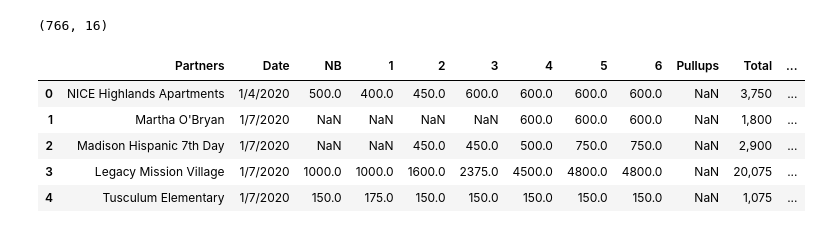
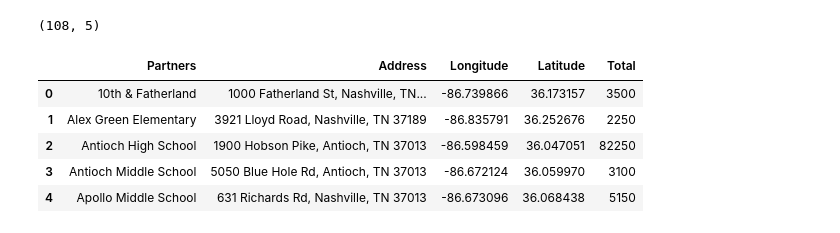
Before and after one commit to paulballenger/nashville_diaper_connection, a Jupyter notebook: notebooks/ndc_map.ipynb, the cells around one changed output. Cells and saved outputs as stored; diff of their text form; code cells hidden in the pictures.

```diff
--- a/notebooks/ndc_map.ipynb
+++ b/notebooks/ndc_map.ipynb
@@ -5,14 +10,14 @@ import matplotlib.pyplot as plt
 %matplotlib inline
 # %%
 #import NDC deliveries csv
-deliveries = pd.read_csv('../data/Nash Diaper Stastistics - 2020 Deliveries.csv')
-print(deliveries.shape)
-deliveries.head()
+ndc_partner_del = pd.read_csv('../data/ndc_deliveries.csv')
+print(ndc_partner_del.shape)
+ndc_partner_del.head()
 # %% [output]
-(766, 16)
+(108, 5)
-|  | Partners | Date | NB | 1 | 2 | 3 | 4 | 5 | 6 | Pullups | Total | ... |
-| 0 | NICE Highlands Apartments | 1/4/2020 | 500.0 | 400.0 | 450.0 | 600.0 | 600.0 | 600.0 | 600.0 | NaN | 3,750 | ... |
-| 1 | Martha O'Bryan | 1/7/2020 | NaN | NaN | NaN | NaN | 600.0 | 600.0 | 600.0 | NaN | 1,800 | ... |
-| 2 | Madison Hispanic 7th Day | 1/7/2020 | NaN | NaN | 450.0 | 450.0 | 500.0 | 750.0 | 750.0 | NaN | 2,900 | ... |
-| 3 | Legacy Mission Village | 1/7/2020 | 1000.0 | 1000.0 | 1600.0 | 2375.0 | 4500.0 | 4800.0 | 4800.0 | NaN | 20,075 | ... |
-| 4 | Tusculum Elementary | 1/7/2020 | 150.0 | 175.0 | 150.0 | 150.0 | 150.0 | 150.0 | 150.0 | NaN | 1,075 | ... |
+|  | Partners | Address | Longitude | Latitude | Total |
+| 0 | 10th & Fatherland | 1000 Fatherland St, Nashville, TN... | -86.739866 | 36.173157 | 3500 |
+| 1 | Alex Green Elementary | 3921 Lloyd Road, Nashville, TN 37189 | -86.835791 | 36.252676 | 2250 |
+| 2 | Antioch High School | 1900 Hobson Pike, Antioch, TN 37013 | -86.598459 | 36.047051 | 82250 |
+| 3 | Antioch Middle School | 5050 Blue Hole Rd, Antioch, TN 37013 | -86.672124 | 36.059970 | 3100 |
+| 4 | Apollo Middle School | 631 Richards Rd, Nashville, TN 37013 | -86.673096 | 36.068438 | 5150 |
```
Also changed, not shown: parts of 7 cells of this notebook, 9 other files.
